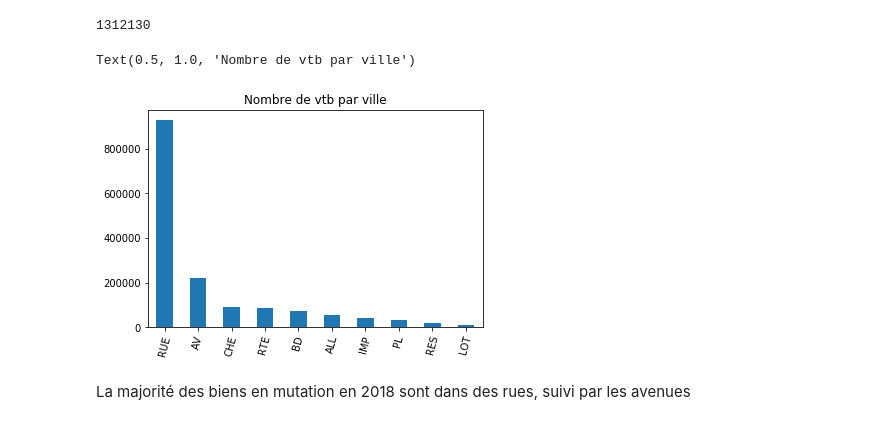
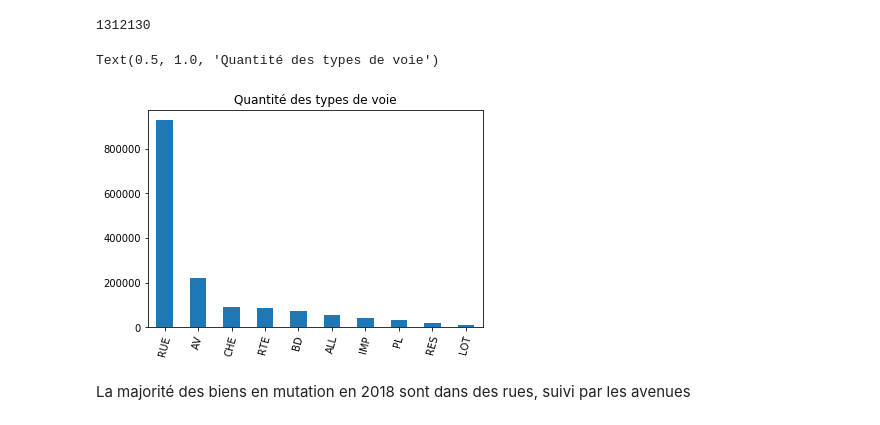
Before and after one commit to houseofai/french-realestate-price-prediction, a Jupyter notebook: Valeurs Foncieres Francaise - EDA.ipynb, the cells around one changed output. Drawn from its saved outputs; the diff is of its cells as text; code cells hidden in the pictures.

Commit message:
Etude des communes

```diff
--- a/Valeurs Foncieres Franccaise - EDA.ipynb
+++ b/Valeurs Foncieres Francaise - EDA.ipynb
@@ -522,11 +522,11 @@ df['type_de_voie'].isnull().sum()
 1312130
 # %%
 se_type_de_voie = df.type_de_voie.value_counts()
-ax = se_type_de_voie.head(10).plot.bar(x='Commune', rot=75)
+ax = se_type_de_voie.head(10).plot.bar(rot=75)
 ax.set_title('Quantité des types de voie')
 # %% [output]
-Text(0.5, 1.0, 'Nombre de vtb par ville')
+Text(0.5, 1.0, 'Quantité des types de voie')
-[figure, old version]
+[figure, new version]
 # %% [markdown]
 La majorité des biens en mutation en 2018 sont dans des rues, suivi par les avenues
 # %%
```
Also changed, not shown: parts of 27 cells of this notebook.
